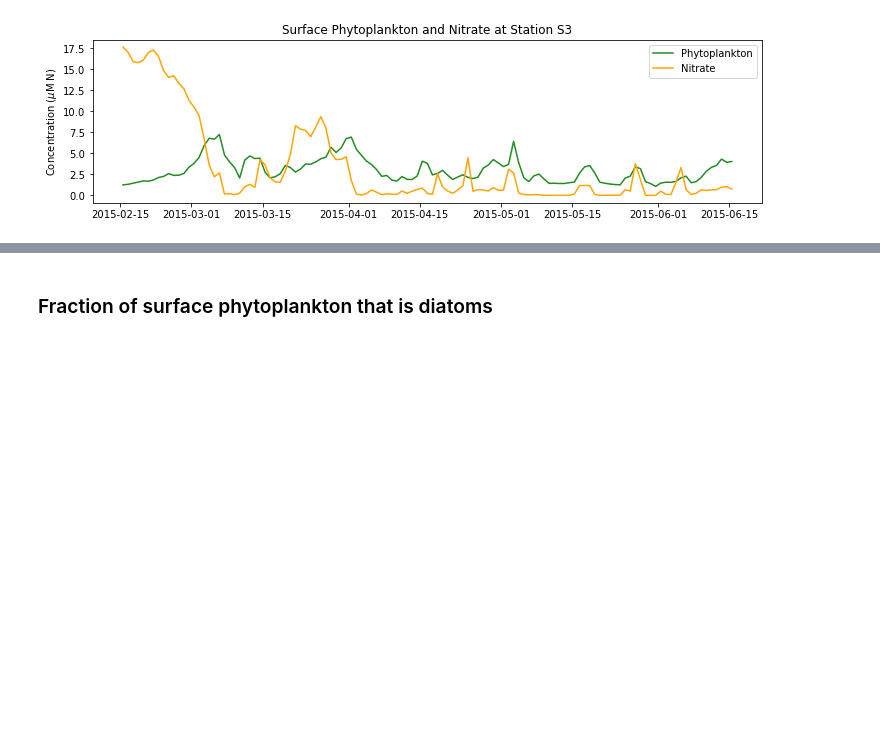
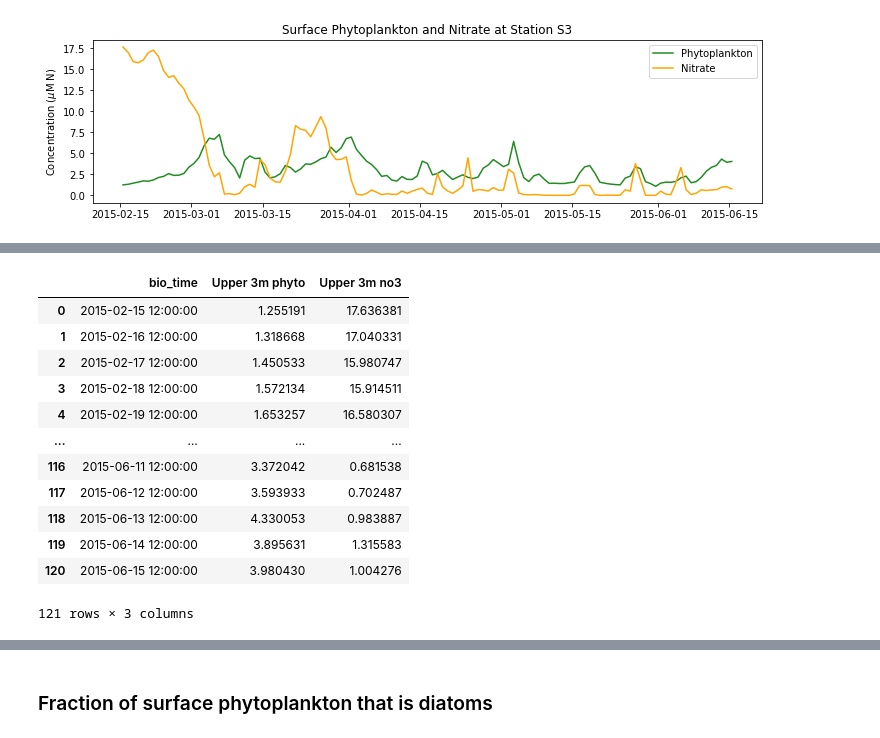
Before and after one commit to SalishSeaCast/Analysis-Aline, a Jupyter notebook: notebooks/Bloom_Timing/2015_S3_PhytoBloomTiming.ipynb, the cells around one changed output, grey strips where cells are left out. Cells and saved outputs as stored; diff of their text form; code cells hidden in the pictures; blank space fills up the shorter version.

```diff
--- a/notebooks/Bloom_Timing/2015_S3_PhytoBloomTiming.ipynb
+++ b/notebooks/Bloom_Timing/2015_S3_PhytoBloomTiming.ipynb
@@ -140,0 +172,7 @@ Text(0.5, 1.0, 'Surface Phytoplankton and Nitrate at Station S3')
+# %%
+# get avg phytplankton in upper 3m
+phyto_alld_df=pd.DataFrame(phyto_alld)
+phyto_df=phyto_alld_df[[0,1,2,3]]
+phyto_upper3m=pd.DataFrame(phyto_df.mean(axis=1))
+phyto_array=phyto_upper3m.values.flatten()
+phyto_array
@@ -140,0 +197,7 @@ Text(0.5, 1.0, 'Surface Phytoplankton and Nitrate at Station S3')
+# %%
+# get average no3 in upper 3m
+no3_alld_df=pd.DataFrame(no3_alld)
+no3_df=no3_alld_df[[0,1,2,3]]
+no3_upper3m=pd.DataFrame(no3_df.mean(axis=1))
+no3_array=no3_upper3m.values.flatten()
+no3_array
@@ -140,0 +222,16 @@ Text(0.5, 1.0, 'Surface Phytoplankton and Nitrate at Station S3')
+# %%
+pd.DataFrame({'bio_time':bio_time, 'Upper 3m phyto':phyto_array, 'Upper 3m no3':no3_array})
+# %% [output]
+|  | bio_time | Upper 3m phyto | Upper 3m no3 |
+| 0 | 2015-02-15 12:00:00 | 1.255191 | 17.636381 |
+| 1 | 2015-02-16 12:00:00 | 1.318668 | 17.040331 |
+| 2 | 2015-02-17 12:00:00 | 1.450533 | 15.980747 |
+| 3 | 2015-02-18 12:00:00 | 1.572134 | 15.914511 |
+| 4 | 2015-02-19 12:00:00 | 1.653257 | 16.580307 |
+| ... | ... | ... | ... |
+| 116 | 2015-06-11 12:00:00 | 3.372042 | 0.681538 |
+| 117 | 2015-06-12 12:00:00 | 3.593933 | 0.702487 |
+| 118 | 2015-06-13 12:00:00 | 4.330053 | 0.983887 |
+| 119 | 2015-06-14 12:00:00 | 3.895631 | 1.315583 |
+| 120 | 2015-06-15 12:00:00 | 3.980430 | 1.004276 |
+121 rows × 3 columns
```
Also changed, not shown: parts of 25 cells of this notebook.
